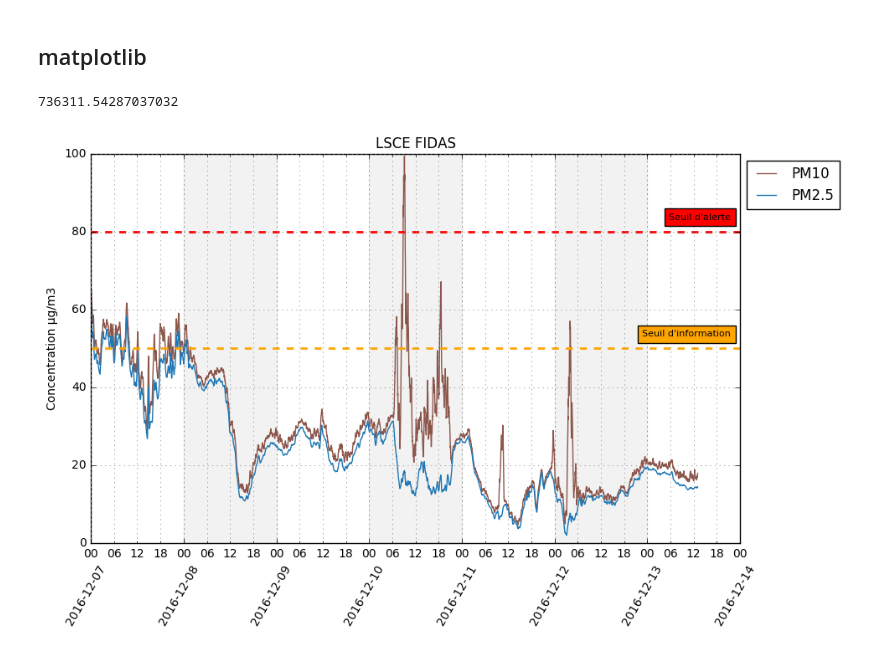
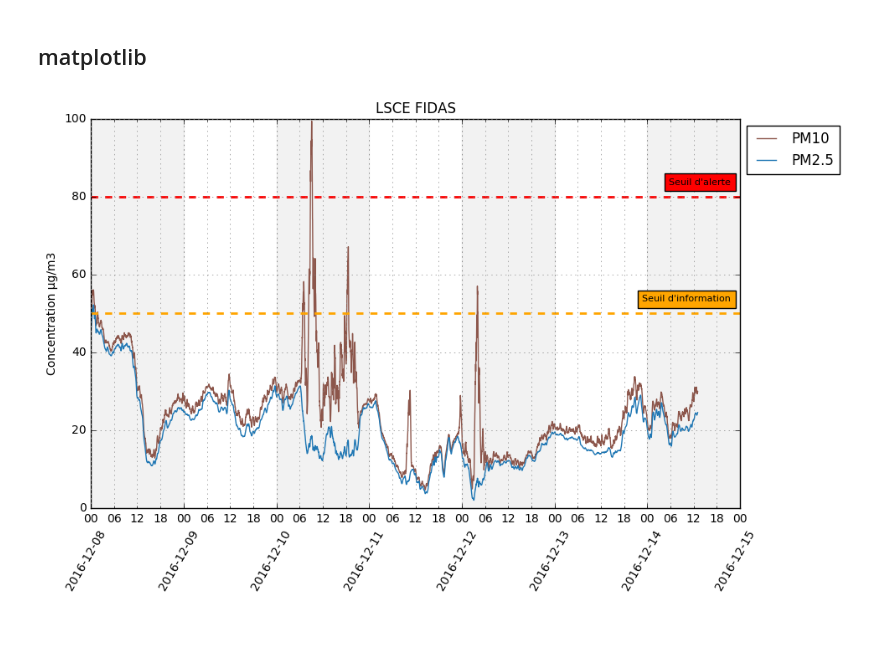
Before and after one commit to PBrockmann/FIDAS_IPython_notebooks, a Jupyter notebook: Read_01.ipynb, the cells around one changed output. Drawn from its saved outputs; the diff is of its cells as text; code cells hidden in the pictures.

```diff
--- a/Read_01.ipynb
+++ b/Read_01.ipynb
@@ -151,11 +151,6 @@ from matplotlib.dates import DayLocator, HourLocator, MinuteLocator, DateFormatt
 import matplotlib.dates as mdates
 
 matplotlib.rcParams['font.family'] = 'DejaVu Sans'
-# %%
-datetime.date.today() + datetime.timedelta(hours=18)
-x[1]
-# %% [output]
-736311.54287037032
 # %%
 fig, ax = plt.subplots(figsize=(10,6))
 
@@ -176,33 +171,34 @@ ax.set_xlim([np.floor(x[0]), np.ceil(x[1])])
 y = ax.get_ylim()
 #ax.set_ylim([0, y[1]])
 ax.set_ylim([0, 100])
 
 xplace = np.ceil(x[1]) - 0.1
 ax.axhline(y=80, color='red', linewidth=2, linestyle='dashed')
 ax.text(xplace, 83, "Seuil d'alerte", bbox=dict(facecolor='red'), ha='right', fontsize=8)
 
 ax.axhline(y=50, color='orange', linewidth=2, linestyle='dashed')
 ax.text(xplace, 53, "Seuil d'information", bbox=dict(facecolor='orange'), ha='right', fontsize=8)
 
 plt.legend(loc=2, bbox_to_anchor=(1.0, 1.0))
 plt.title("LSCE FIDAS")
 #plt.xlabel('Time')
 plt.ylabel(u'Concentration μg/m3')
 plt.grid(color='gray', axis='both', which='both')
 
 labels = ax.get_xmajorticklabels()
 plt.setp(labels, rotation=60, fontsize=10)
 
-for i in np.arange(1, len(dates), 2):
+startDate = int(np.floor(x[0])%2)
+for i in np.arange(startDate, len(dates), 2):
     #print dates[i]
     plt.axvspan(dates[i], dates[i]+datetime.timedelta(days=1), color='gray', alpha=0.1)
 
 #plt.gcf().autofmt_xdate()
 
-plt.savefig("GIF_FIDAS_0109.0a.png", bbox_inches='tight', dpi=100)
+plt.savefig("GIF_FIDAS_0109.0a_b.png", bbox_inches='tight', dpi=100)
 
 plt.show()
 
 plt.close()
 # %% [output]
-[figure, old version]
+[figure, new version]
```
Also changed, not shown: parts of 4 cells of this notebook, 4 other files.
